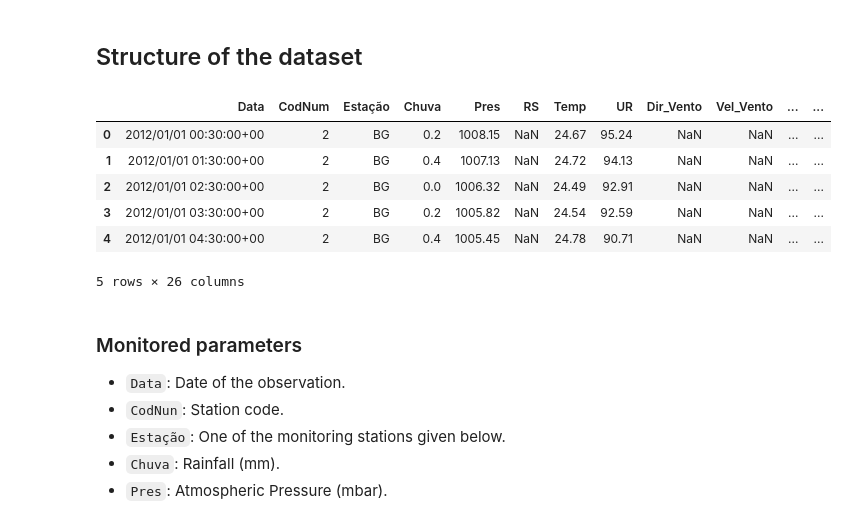
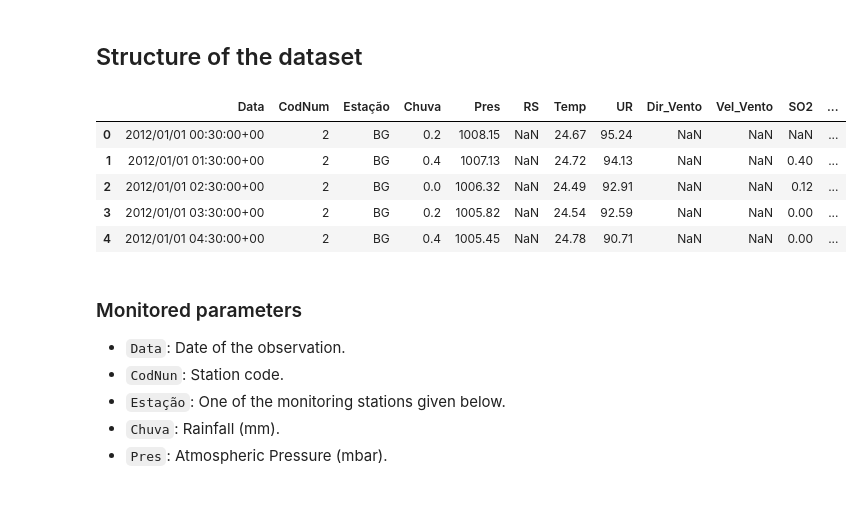
Before and after one commit to lucasmoschen/machine-learning-project, a Jupyter notebook: notebooks/eda.ipynb, the cells around one changed output. Cells and saved outputs as stored; diff of their text form; code cells hidden in the pictures.

```diff
--- a/notebooks/eda.ipynb
+++ b/notebooks/eda.ipynb
@@ -30,16 +30,16 @@ pd.options.mode.chained_assignment = None
 # %% [markdown]
 ## Structure of the dataset
 # %%
-air_data = pd.read_csv("../data/RiodeJaneiro_MonitorAr_hourly_raw.csv")
+location = "../data/"
+air_data = pd.read_csv(location+"RiodeJaneiro_MonitorAr_hourly_raw.csv")
 air_data.head()
 # %% [output]
-|  | Data | CodNum | Estação | Chuva | Pres | RS | Temp | UR | Dir_Vento | Vel_Vento | ... | ... |
-| 0 | 2012/01/01 00:30:00+00 | 2 | BG | 0.2 | 1008.15 | NaN | 24.67 | 95.24 | NaN | NaN | ... | ... |
-| 1 | 2012/01/01 01:30:00+00 | 2 | BG | 0.4 | 1007.13 | NaN | 24.72 | 94.13 | NaN | NaN | ... | ... |
-| 2 | 2012/01/01 02:30:00+00 | 2 | BG | 0.0 | 1006.32 | NaN | 24.49 | 92.91 | NaN | NaN | ... | ... |
-| 3 | 2012/01/01 03:30:00+00 | 2 | BG | 0.2 | 1005.82 | NaN | 24.54 | 92.59 | NaN | NaN | ... | ... |
-| 4 | 2012/01/01 04:30:00+00 | 2 | BG | 0.4 | 1005.45 | NaN | 24.78 | 90.71 | NaN | NaN | ... | ... |
+|  | Data | CodNum | Estação | Chuva | Pres | RS | Temp | UR | Dir_Vento | Vel_Vento | SO2 | ... |
+| 0 | 2012/01/01 00:30:00+00 | 2 | BG | 0.2 | 1008.15 | NaN | 24.67 | 95.24 | NaN | NaN | NaN | ... |
+| 1 | 2012/01/01 01:30:00+00 | 2 | BG | 0.4 | 1007.13 | NaN | 24.72 | 94.13 | NaN | NaN | 0.40 | ... |
+| 2 | 2012/01/01 02:30:00+00 | 2 | BG | 0.0 | 1006.32 | NaN | 24.49 | 92.91 | NaN | NaN | 0.12 | ... |
+| 3 | 2012/01/01 03:30:00+00 | 2 | BG | 0.2 | 1005.82 | NaN | 24.54 | 92.59 | NaN | NaN | 0.00 | ... |
+| 4 | 2012/01/01 04:30:00+00 | 2 | BG | 0.4 | 1005.45 | NaN | 24.78 | 90.71 | NaN | NaN | 0.00 | ... |
-5 rows × 26 columns
 # %% [markdown]
 ### Monitored parameters
 
```
Also changed, not shown: parts of 4 cells of this notebook, 5 other files.
